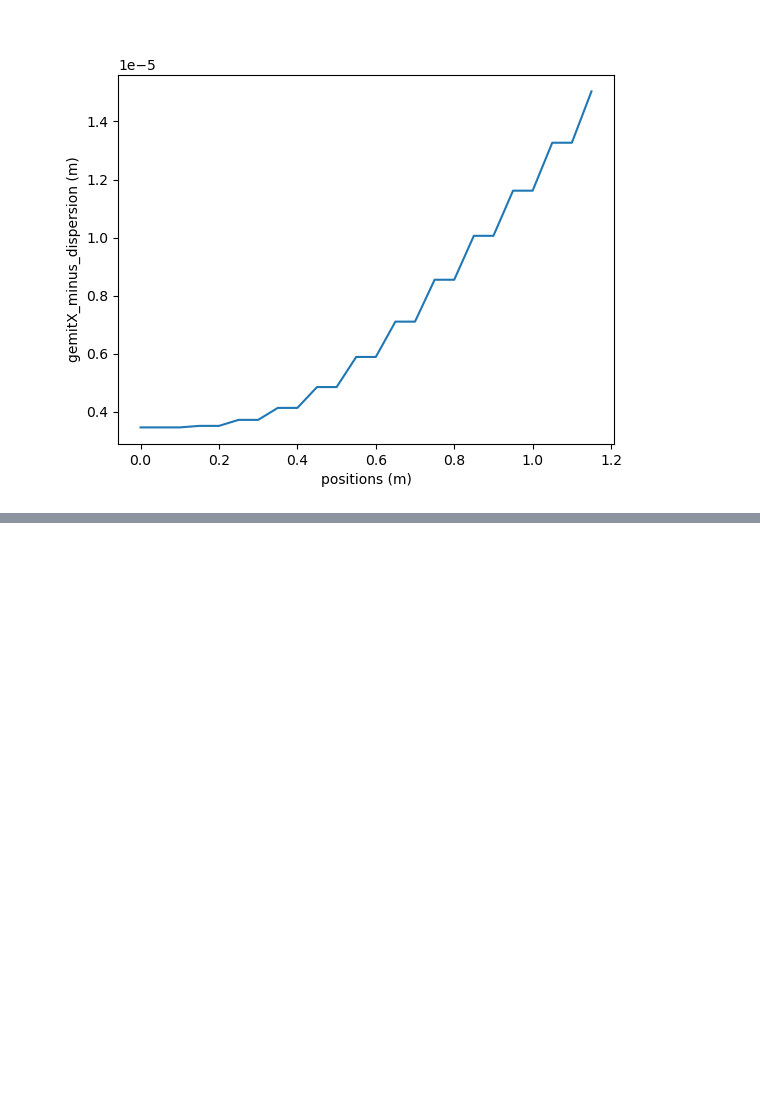
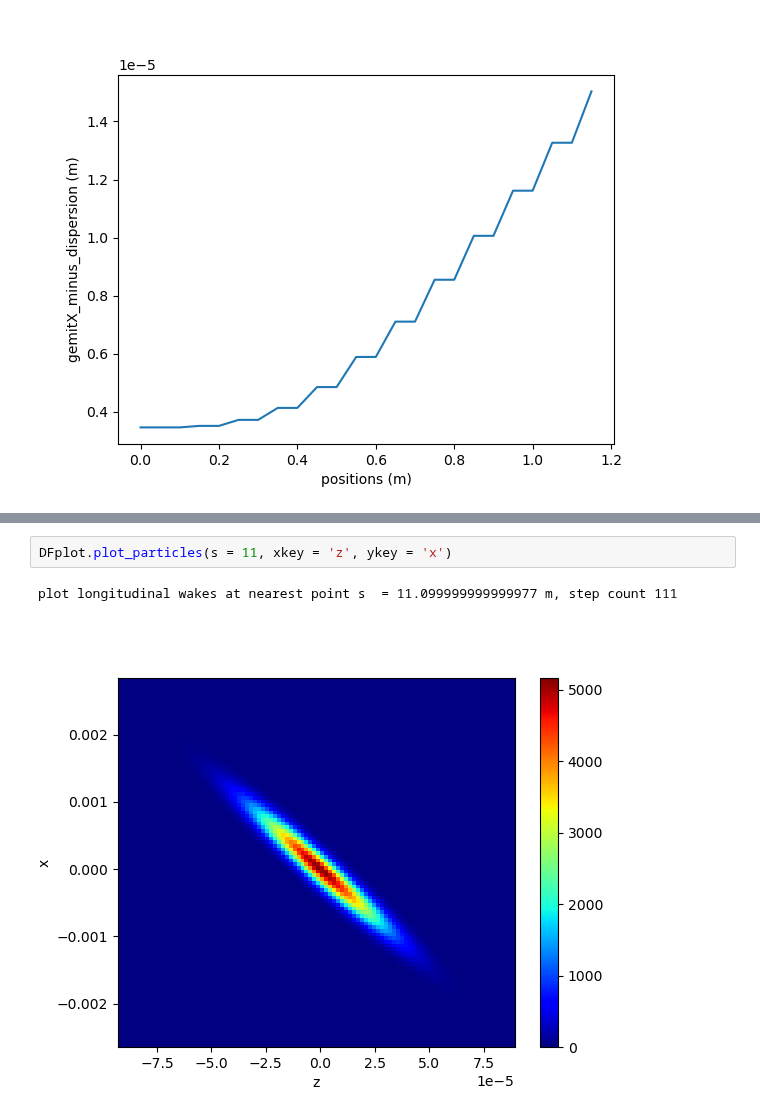
Before and after one commit to slaclab/pyDFCSR, a Jupyter notebook: pyDFCSR_2D/example/plot.ipynb, the cells around one changed output, grey strips where cells are left out. Drawn from its saved outputs; the diff is of its cells as text; blank space fills up the shorter version.

```diff
--- a/pyDFCSR_2D/example/plot.ipynb
+++ b/pyDFCSR_2D/example/plot.ipynb
@@ -29,0 +40,5 @@ DFplot.plot_stats(key = 'gemitX_minus_dispersion')
+# %%
+DFplot.plot_particles(s = 11, xkey = 'z', ykey = 'x')
+# %% [output]
+plot longitudinal wakes at nearest point s  = 11.099999999999977 m, step count 111
+[figure, added]
```
Also changed, not shown: parts of 6 cells of this notebook, 22 other files.
